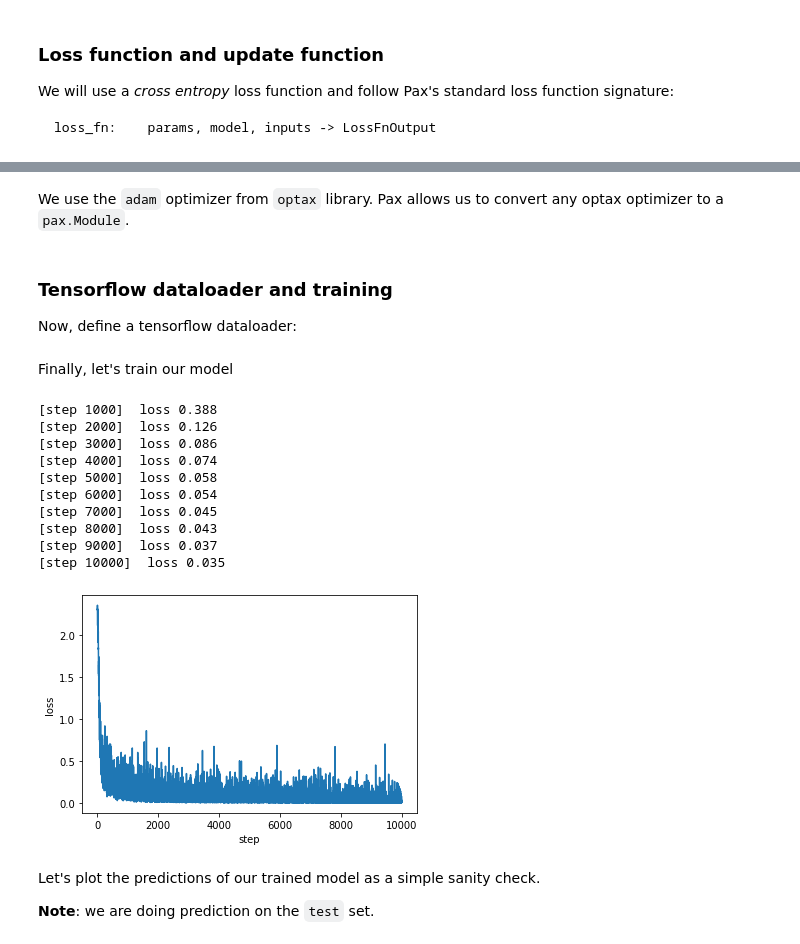
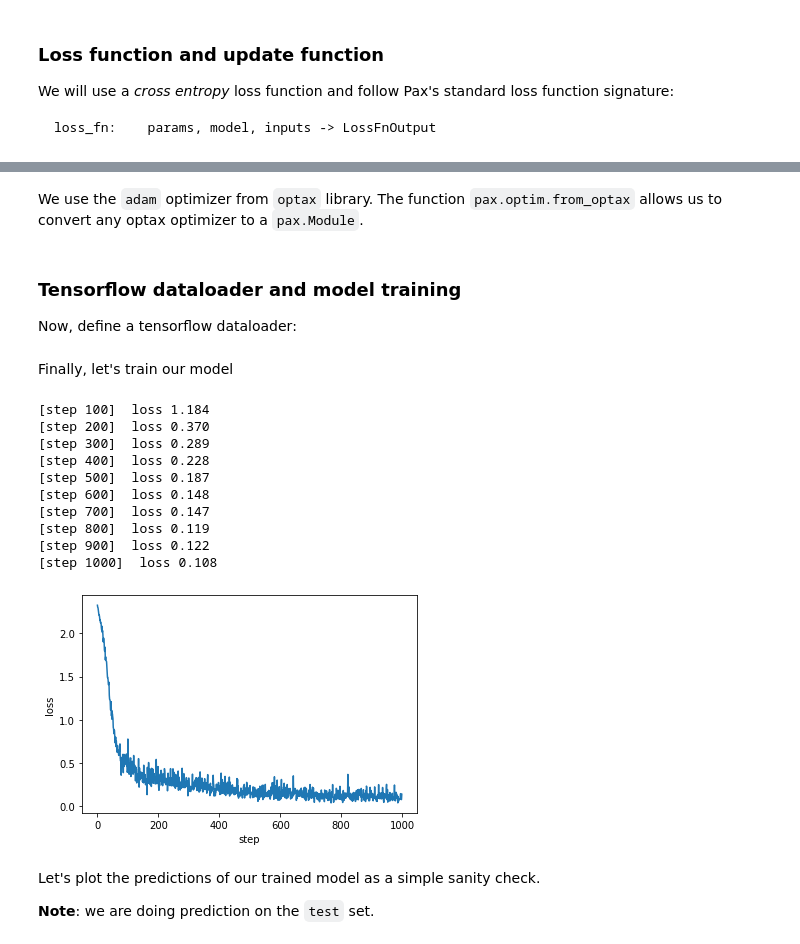
Before and after one commit to NTT123/pax, a Jupyter notebook: docs/notebooks/training.ipynb, the cells around one changed output, grey strips where cells are left out. Drawn from its saved outputs; the diff is of its cells as text; code cells hidden in the pictures.

```diff
--- a/docs/notebooks/train_image_classifier.ipynb
+++ b/docs/notebooks/training.ipynb
@@ -119,7 +119,7 @@ def update_fn(model: pax.Module, optimizer: pax.Optimizer, inputs):
 
 fast_update_fn = jax.jit(update_fn)
 # %% [markdown]
-We use the ``adam`` optimizer from ``optax`` library. Pax allows us to convert any optax optimizer to a ``pax.Module``.
+We use the ``adam`` optimizer from ``optax`` library. The function ``pax.optim.from_optax`` allows us to convert any optax optimizer to a ``pax.Module``.
 # %%
 import optax
 
@@ -127,12 +127,12 @@ learning_rate = 1e-4
 optax_adam = optax.adam(learning_rate)
 optimizer = pax.optim.from_optax(optax_adam)(net.parameters())
 # %% [markdown]
-### Tensorflow dataloader and training
+### Tensorflow dataloader and model training
 
 Now, define a tensorflow dataloader:
 # %%
-batch_size = 32
-num_training_steps = 10000
+batch_size = 128
+num_training_steps = 1000
 
 dataloader = (
     mnist_data['train']
@@ -150,31 +150,31 @@ Finally, let's train our model
 # %%
 total_losses = 0.0
 losses = []
 for step, inputs in dataloader:
     loss, net, optimizer = fast_update_fn(net, optimizer, inputs)
     total_losses = loss + total_losses
     losses.append(loss)
-    if step % 1000 == 0:
-        loss = total_losses / 1000
+    if step % 100 == 0:
+        loss = total_losses / 100
         total_losses = 0.
         print(f'[step {step}]  loss {loss:.3f}')
 
 plt.plot(losses)
 plt.xlabel('step')
 plt.ylabel('loss')
 plt.show()
 # %% [output]
-[step 1000]  loss 0.388
-[step 2000]  loss 0.126
-[step 3000]  loss 0.086
-[step 4000]  loss 0.074
-[step 5000]  loss 0.058
-[step 6000]  loss 0.054
-[step 7000]  loss 0.045
-[step 8000]  loss 0.043
-[step 9000]  loss 0.037
-[step 10000]  loss 0.035
+[step 100]  loss 1.184
+[step 200]  loss 0.370
+[step 300]  loss 0.289
+[step 400]  loss 0.228
+[step 500]  loss 0.187
+[step 600]  loss 0.148
+[step 700]  loss 0.147
+[step 800]  loss 0.119
+[step 900]  loss 0.122
+[step 1000]  loss 0.108
-[figure, old version]
+[figure, new version]
 # %% [markdown]
 Let's plot the predictions of our trained model as a simple sanity check.
 
```
Also changed, not shown: parts of 4 cells of this notebook, 2 other files.
